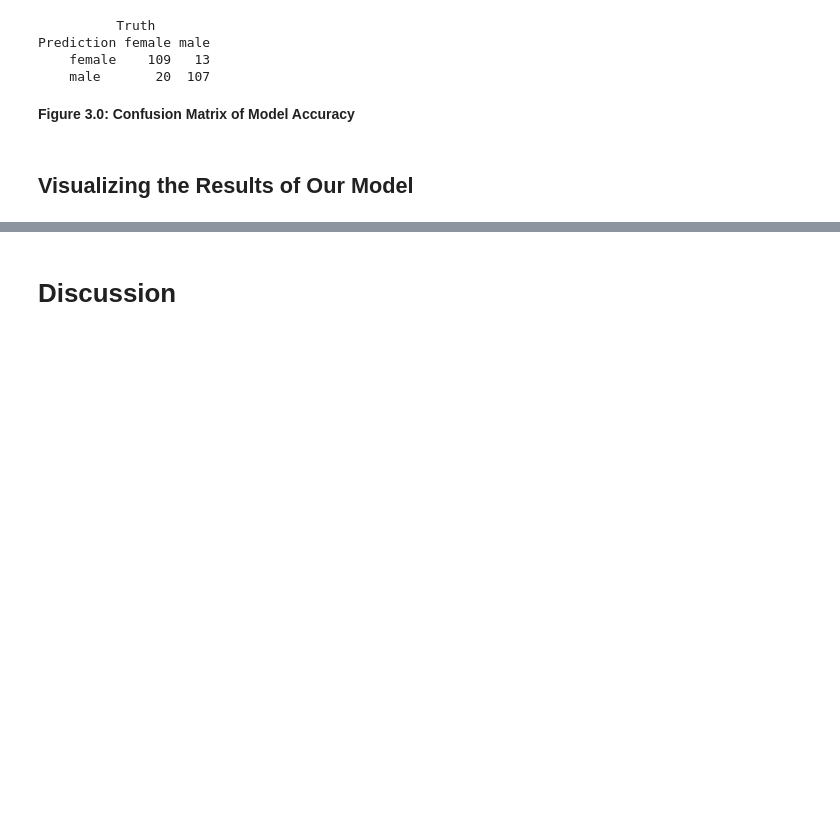
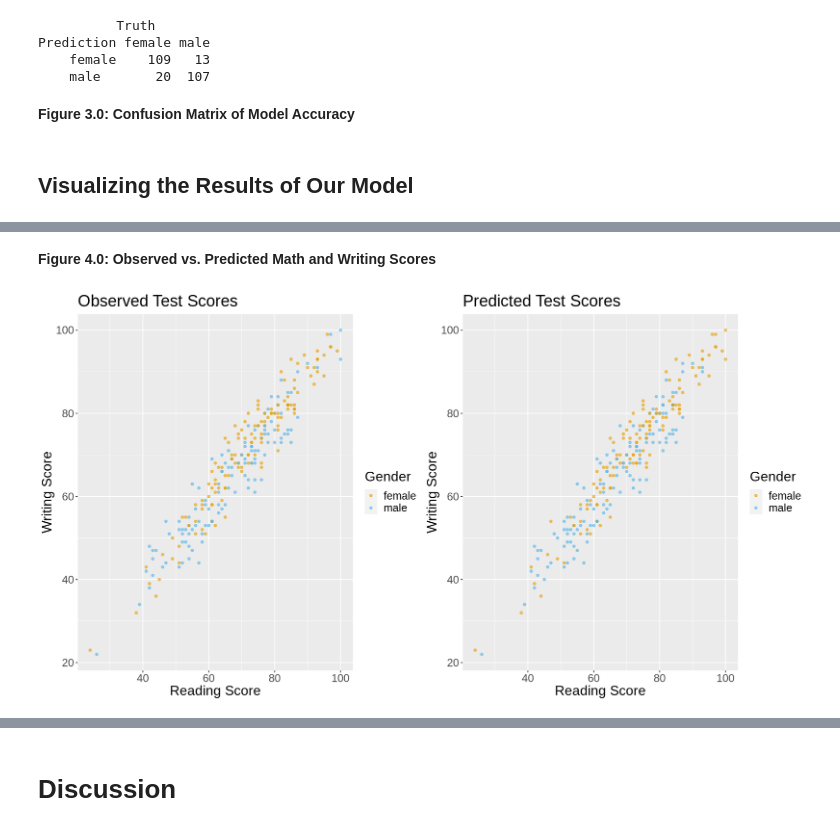
Before and after one commit to YCL69/DSCI-Group-Project, a Jupyter notebook: Project.ipynb, the cells around one changed output, grey strips where cells are left out. Drawn from its saved outputs; the diff is of its cells as text; code cells hidden in the pictures; blank space fills up the shorter version.

```diff
--- a/Project.ipynb
+++ b/Project.ipynb
@@ -390,0 +407,23 @@ Prediction female male
+# %% [markdown]
+**Figure 4.0: Observed vs. Predicted Math and Writing Scores**
+# %%
+observed_reading_writing <- predict_final %>%
+              ggplot(aes(x= reading_score, y = writing_score, colour = gender)) +
+              geom_point(alpha = 0.6) +
+              labs(x = "Reading Score", y = "Writing Score", colour = "Gender") +
+              theme(text = element_text(size = 19)) +
+              scale_color_manual(values = cbPalette) +
+              ggtitle("Observed Test Scores")
+
+
+predicted_reading_writing <- predict_final %>%
+              ggplot(aes(x= reading_score, y = writing_score, colour = .pred_class)) +
+              geom_point(alpha = 0.6) +
+              labs(x = "Reading Score", y = "Writing Score", colour = "Gender") +
+              theme(text = element_text(size = 19)) +
+              scale_color_manual(values = cbPalette) +
+              ggtitle("Predicted Test Scores")
+
+grid.arrange(observed_reading_writing, predicted_reading_writing, ncol=2)
+# %% [output]
+[figure, added]
```
Also changed, not shown: parts of 7 cells of this notebook.
